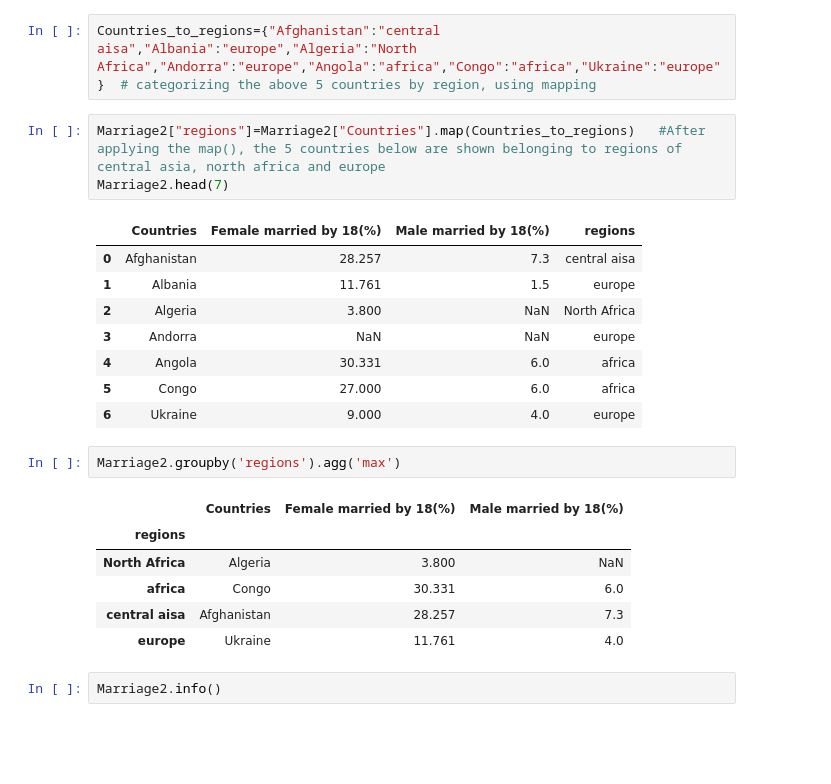
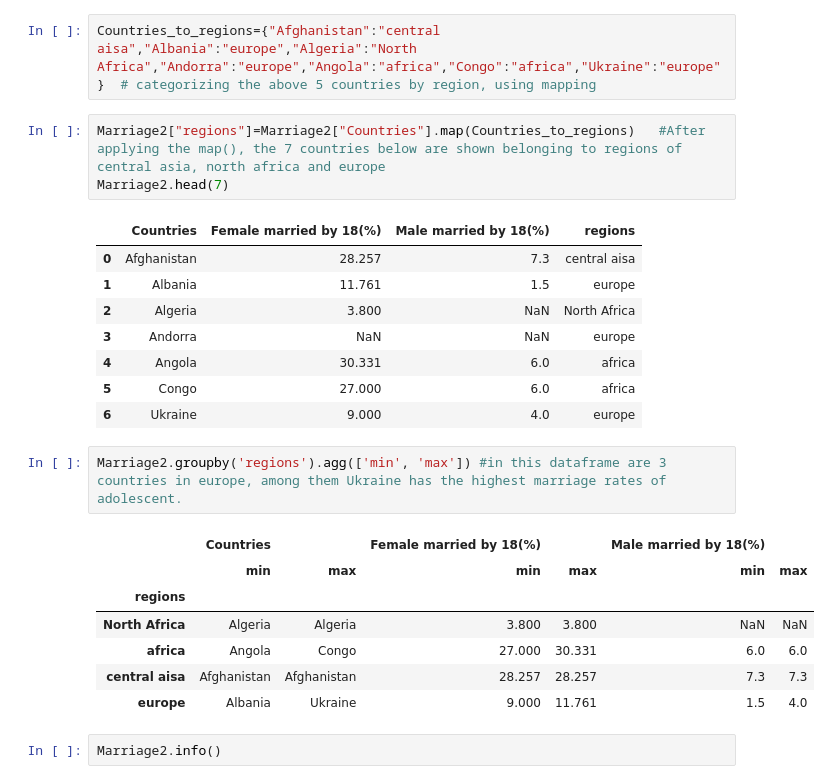
Before and after one commit to shimjide123/datman, a Jupyter notebook: PS2_Yu_Nong.ipynb, the cells around one changed output. Saved outputs shown, nothing was run; the diff lists cells and outputs as text; blank space fills up the shorter version.

```diff
--- a/PS2_Yu_Nong.ipynb
+++ b/PS2_Yu_Nong.ipynb
@@ -95,7 +95,7 @@ Marriage2
 # %%
 Countries_to_regions={"Afghanistan":"central aisa","Albania":"europe","Algeria":"North Africa","Andorra":"europe","Angola":"africa","Congo":"africa","Ukraine":"europe"}  # categorizing the above 5 countries by region, using mapping
 # %%
-Marriage2["regions"]=Marriage2["Countries"].map(Countries_to_regions)   #After applying the map(), the 5 countries below are shown belonging to regions of central asia, north africa and europe
+Marriage2["regions"]=Marriage2["Countries"].map(Countries_to_regions)   #After applying the map(), the 7 countries below are shown belonging to regions of central asia, north africa and europe
 Marriage2.head(7)
 # %% [output]
 |  | Countries | Female married by 18(%) | Male married by 18(%) | regions |
@@ -106,15 +106,16 @@ Marriage2.head(7)
 | 4 | Angola | 30.331 | 6.0 | africa |
 | 5 | Congo | 27.000 | 6.0 | africa |
 | 6 | Ukraine | 9.000 | 4.0 | europe |
-# %%
-Marriage2.groupby('regions').agg('max')
-# %% [output]
-|  | Countries | Female married by 18(%) | Male married by 18(%) |
-| regions |  |  |  |
-| North Africa | Algeria | 3.800 | NaN |
-| africa | Congo | 30.331 | 6.0 |
-| central aisa | Afghanistan | 28.257 | 7.3 |
-| europe | Ukraine | 11.761 | 4.0 |
+# %%
+Marriage2.groupby('regions').agg(['min', 'max']) #in this dataframe are 3 countries in europe, among them Ukraine has the highest marriage rates of adolescent.
+# %% [output]
+|  | Countries |  | Female married by 18(%) |  | Male married by 18(%) |  |
+|  | min | max | min | max | min | max |
+| regions |  |  |  |  |  |  |
+| North Africa | Algeria | Algeria | 3.800 | 3.800 | NaN | NaN |
+| africa | Angola | Congo | 27.000 | 30.331 | 6.0 | 6.0 |
+| central aisa | Afghanistan | Afghanistan | 28.257 | 28.257 | 7.3 | 7.3 |
+| europe | Albania | Ukraine | 9.000 | 11.761 | 1.5 | 4.0 |
 # %%
 Marriage2.info()
 # %% [output]
```
Also changed, not shown: parts of 11 cells of this notebook.
